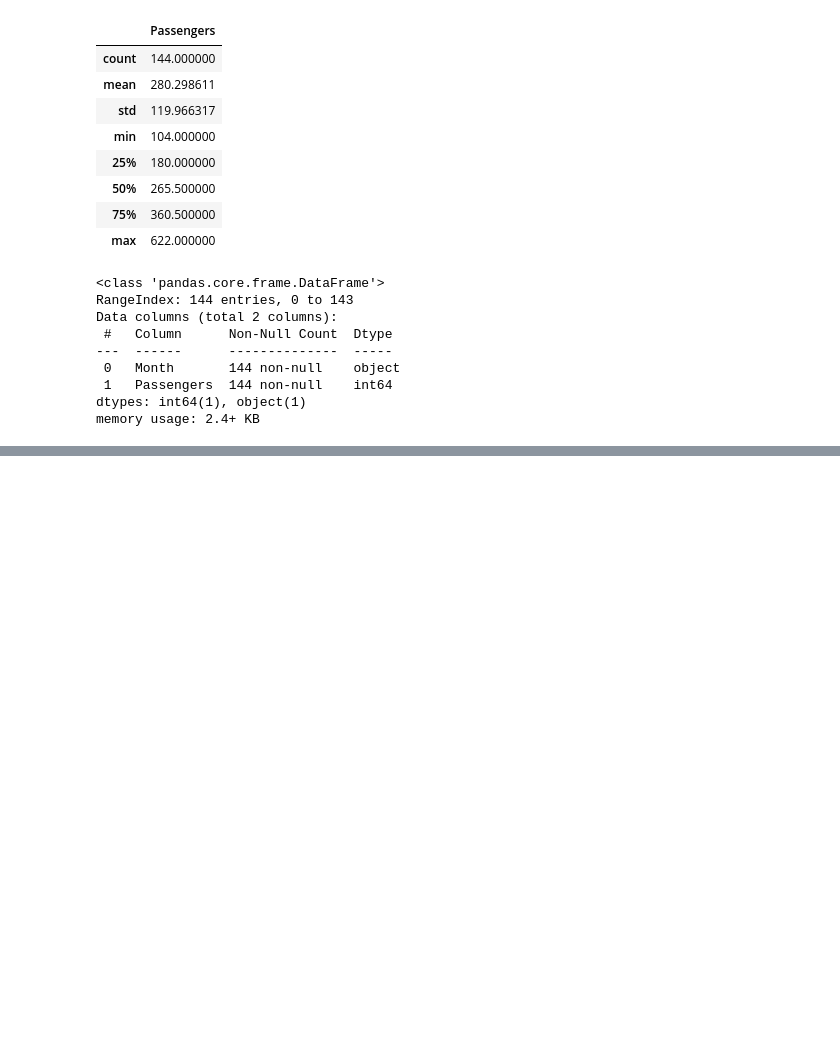
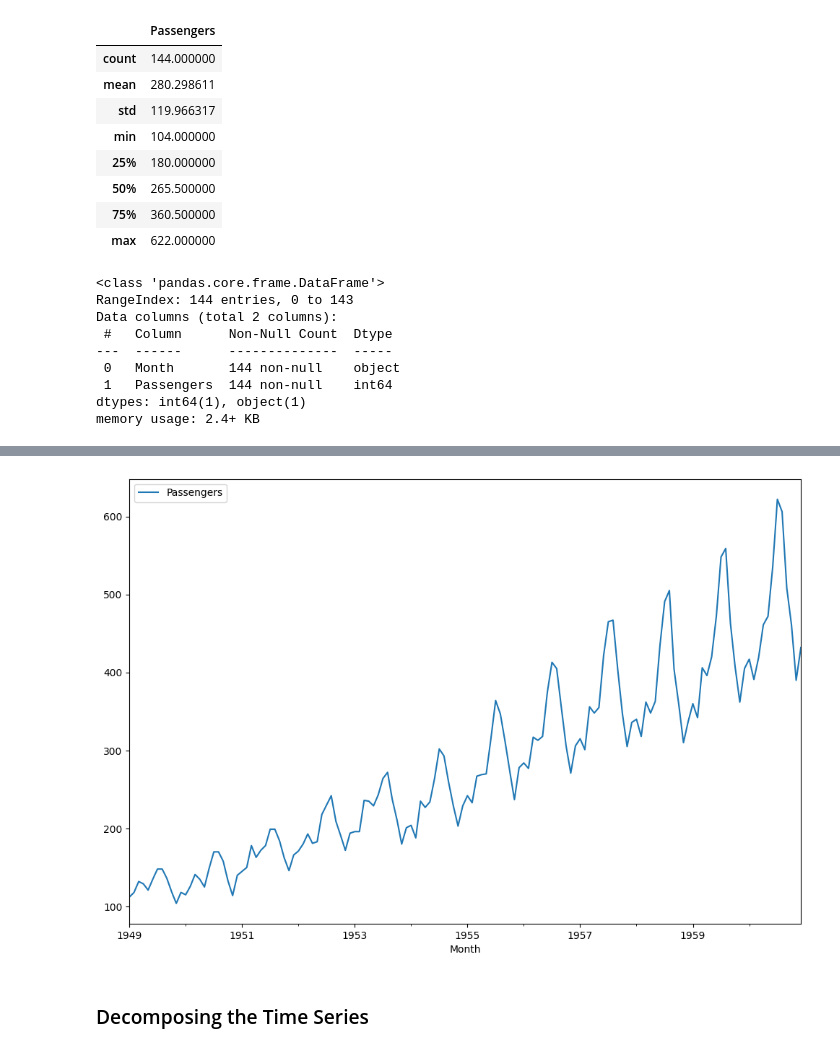
Before and after one commit to the-engrossed/Time_Series_Forecasting, a Jupyter notebook: timeseriesforecasting.ipynb, the cells around one changed output, grey strips where cells are left out. Cells and saved outputs as stored; diff of their text form; code cells hidden in the pictures; blank space fills up the shorter version.

```diff
--- a/timeseriesforecasting.ipynb
+++ b/timeseriesforecasting.ipynb
@@ -42,0 +62,9 @@ memory usage: 2.4+ KB
+# %%
+from pylab import rcParams
+rcParams['figure.figsize'] = 12, 8
+df.plot()
+plt.show()
+# %% [output]
+[figure, added]
+# %% [markdown]
+### Decomposing the Time Series
```
Also changed, not shown: parts of 8 cells of this notebook.
